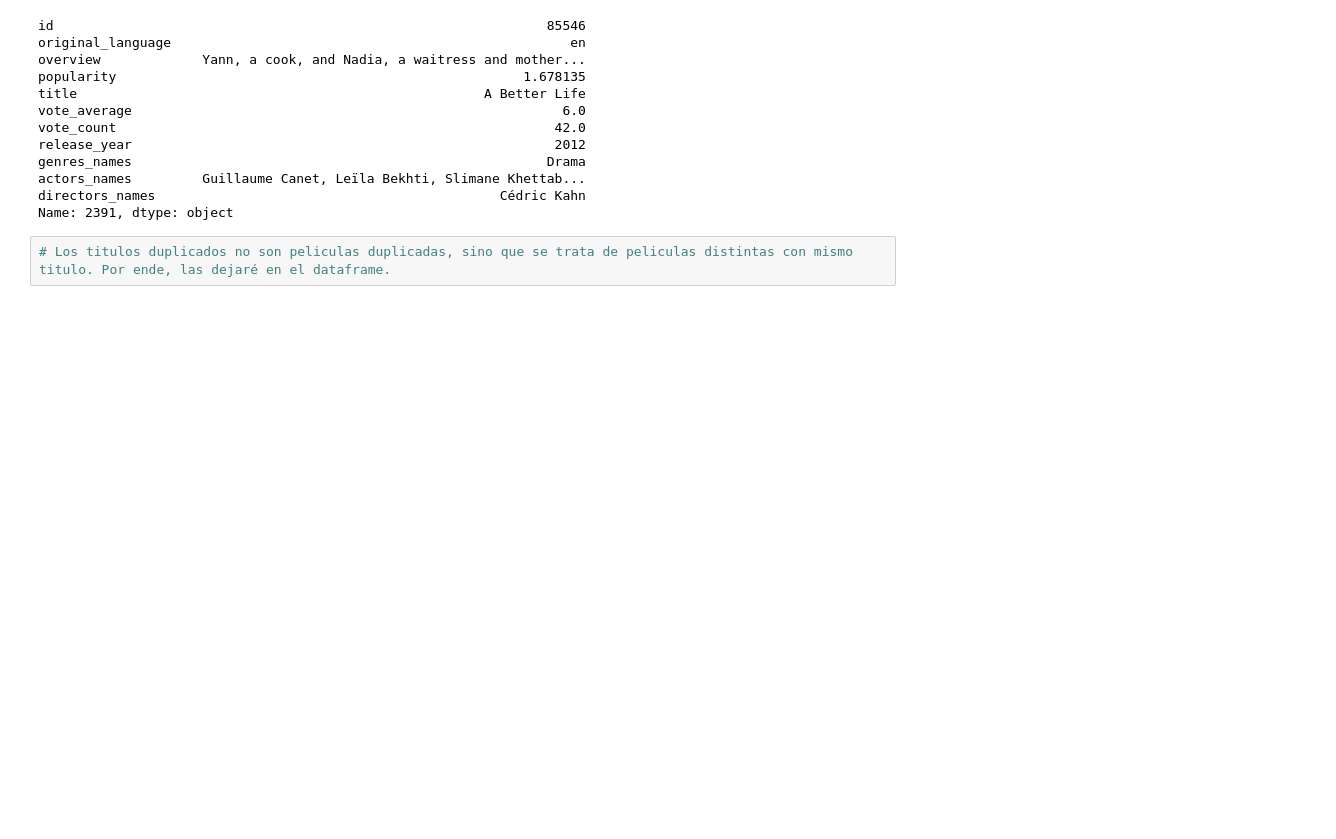
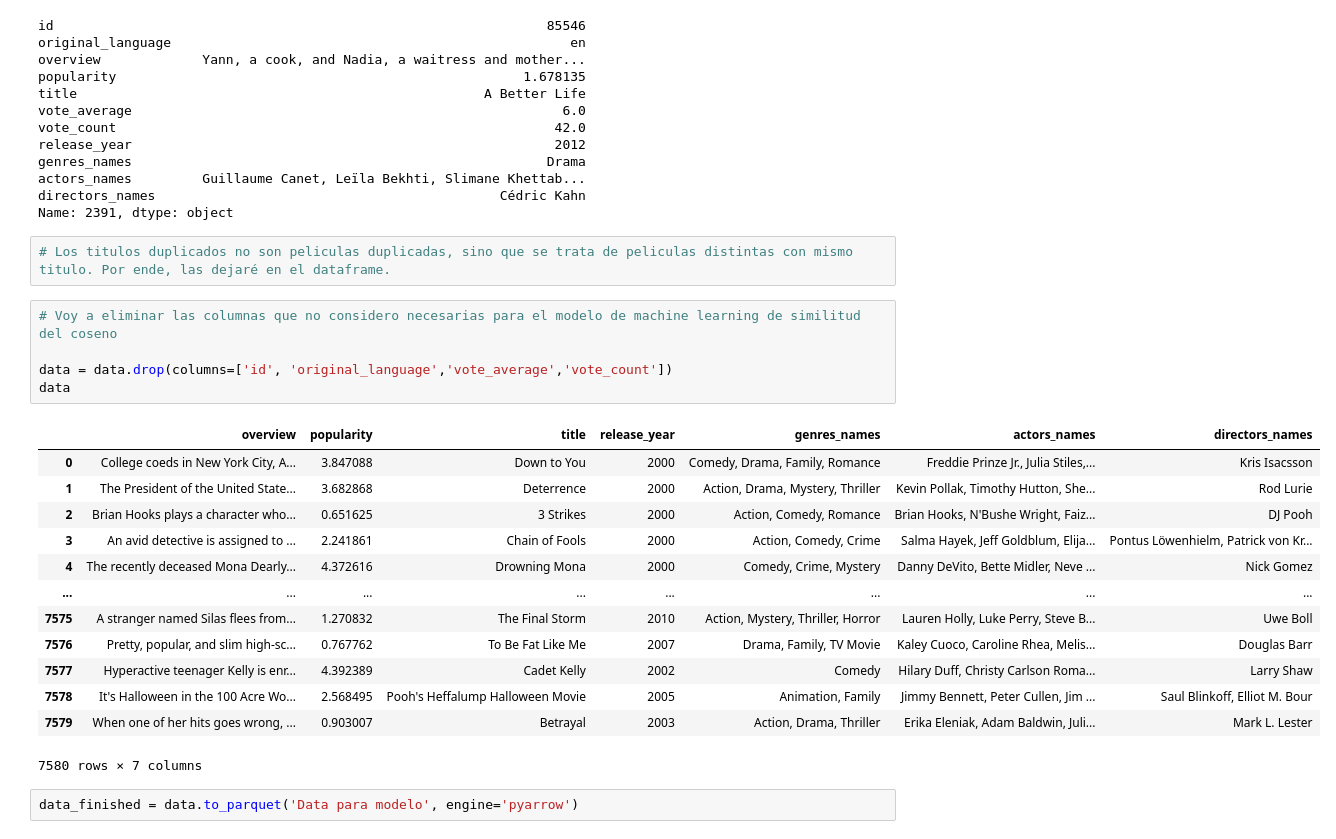
Before and after one commit to JulietaTrimarchi/primer-proyecto, a Jupyter notebook: Datasets/EDA_modelo.ipynb, the cells around one changed output. Drawn from its saved outputs; the diff is of its cells as text; blank space fills up the shorter version.

```diff
--- a/EDA_modelo.ipynb
+++ b/Datasets/EDA_modelo.ipynb
@@ -675,3 +675,24 @@ directors_names                                            Cédric Kahn
 Name: 2391, dtype: object
 # %%
 # Los titulos duplicados no son peliculas duplicadas, sino que se trata de peliculas distintas con mismo titulo. Por ende, las dejaré en el dataframe.
+# %%
+# Voy a eliminar las columnas que no considero necesarias para el modelo de machine learning de similitud del coseno
+
+data = data.drop(columns=['id', 'original_language','vote_average','vote_count'])
+data
+# %% [output]
+|  | overview | popularity | title | release_year | genres_names | actors_names | directors_names |
+| 0 | College coeds in New York City, A... | 3.847088 | Down to You | 2000 | Comedy, Drama, Family, Romance | Freddie Prinze Jr., Julia Stiles,... | Kris Isacsson |
+| 1 | The President of the United State... | 3.682868 | Deterrence | 2000 | Action, Drama, Mystery, Thriller | Kevin Pollak, Timothy Hutton, She... | Rod Lurie |
+| 2 | Brian Hooks plays a character who... | 0.651625 | 3 Strikes | 2000 | Action, Comedy, Romance | Brian Hooks, N'Bushe Wright, Faiz... | DJ Pooh |
+| 3 | An avid detective is assigned to ... | 2.241861 | Chain of Fools | 2000 | Action, Comedy, Crime | Salma Hayek, Jeff Goldblum, Elija... | Pontus Löwenhielm, Patrick von Kr... |
+| 4 | The recently deceased Mona Dearly... | 4.372616 | Drowning Mona | 2000 | Comedy, Crime, Mystery | Danny DeVito, Bette Midler, Neve ... | Nick Gomez |
+| ... | ... | ... | ... | ... | ... | ... | ... |
+| 7575 | A stranger named Silas flees from... | 1.270832 | The Final Storm | 2010 | Action, Mystery, Thriller, Horror | Lauren Holly, Luke Perry, Steve B... | Uwe Boll |
+| 7576 | Pretty, popular, and slim high-sc... | 0.767762 | To Be Fat Like Me | 2007 | Drama, Family, TV Movie | Kaley Cuoco, Caroline Rhea, Melis... | Douglas Barr |
+| 7577 | Hyperactive teenager Kelly is enr... | 4.392389 | Cadet Kelly | 2002 | Comedy | Hilary Duff, Christy Carlson Roma... | Larry Shaw |
+| 7578 | It's Halloween in the 100 Acre Wo... | 2.568495 | Pooh's Heffalump Halloween Movie | 2005 | Animation, Family | Jimmy Bennett, Peter Cullen, Jim ... | Saul Blinkoff, Elliot M. Bour |
+| 7579 | When one of her hits goes wrong, ... | 0.903007 | Betrayal | 2003 | Action, Drama, Thriller | Erika Eleniak, Adam Baldwin, Juli... | Mark L. Lester |
+7580 rows × 7 columns
+# %%
+data_finished = data.to_parquet('Data para modelo', engine='pyarrow')
```
Also changed, not shown: 1 other file.
